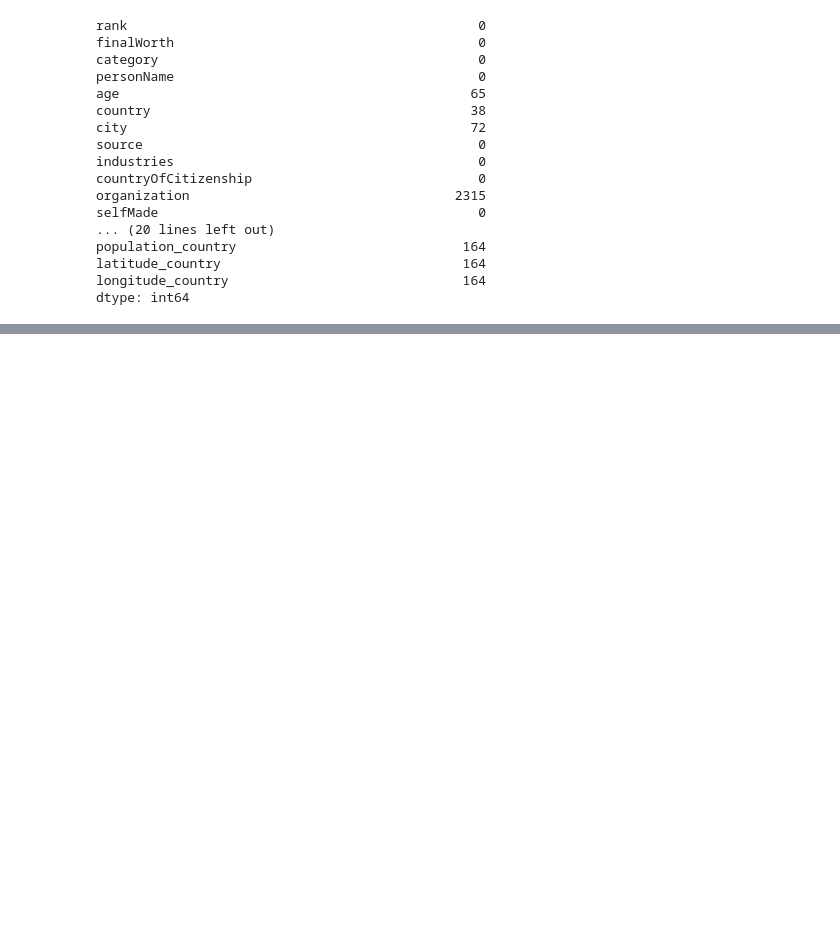
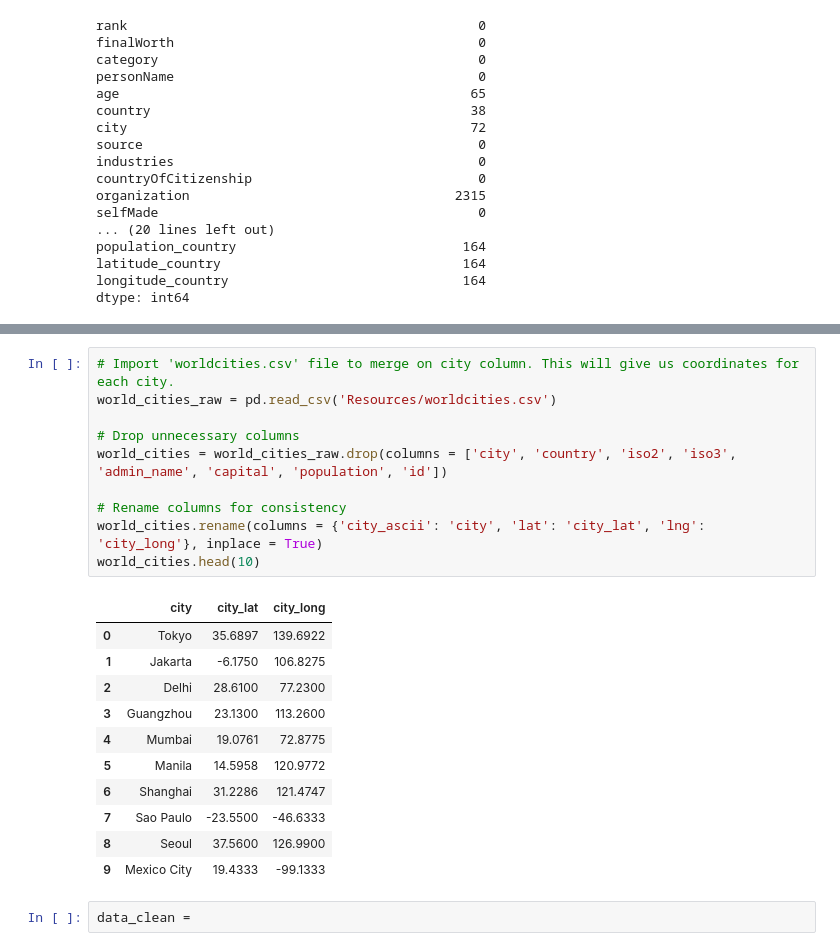
Before and after one commit to cmaijala/Billionaire-Insights, a Jupyter notebook: main.ipynb, the cells around one changed output, grey strips where cells are left out. Saved outputs shown, nothing was run; the diff lists cells and outputs as text; blank space fills up the shorter version.

```diff
--- a/main.ipynb
+++ b/main.ipynb
@@ -68,0 +95,24 @@ data_dropped.head(10)
+# %%
+# Import 'worldcities.csv' file to merge on city column. This will give us coordinates for each city.
+world_cities_raw = pd.read_csv('Resources/worldcities.csv')
+
+# Drop unnecessary columns
+world_cities = world_cities_raw.drop(columns = ['city', 'country', 'iso2', 'iso3', 'admin_name', 'capital', 'population', 'id'])
+
+# Rename columns for consistency
+world_cities.rename(columns = {'city_ascii': 'city', 'lat': 'city_lat', 'lng': 'city_long'}, inplace = True)
+world_cities.head(10)
+# %% [output]
+|  | city | city_lat | city_long |
+| 0 | Tokyo | 35.6897 | 139.6922 |
+| 1 | Jakarta | -6.1750 | 106.8275 |
+| 2 | Delhi | 28.6100 | 77.2300 |
+| 3 | Guangzhou | 23.1300 | 113.2600 |
+| 4 | Mumbai | 19.0761 | 72.8775 |
+| 5 | Manila | 14.5958 | 120.9772 |
+| 6 | Shanghai | 31.2286 | 121.4747 |
+| 7 | Sao Paulo | -23.5500 | -46.6333 |
+| 8 | Seoul | 37.5600 | 126.9900 |
+| 9 | Mexico City | 19.4333 | -99.1333 |
+# %%
+data_clean =
```
Also changed, not shown: parts of 3 cells of this notebook, 3 other files.
